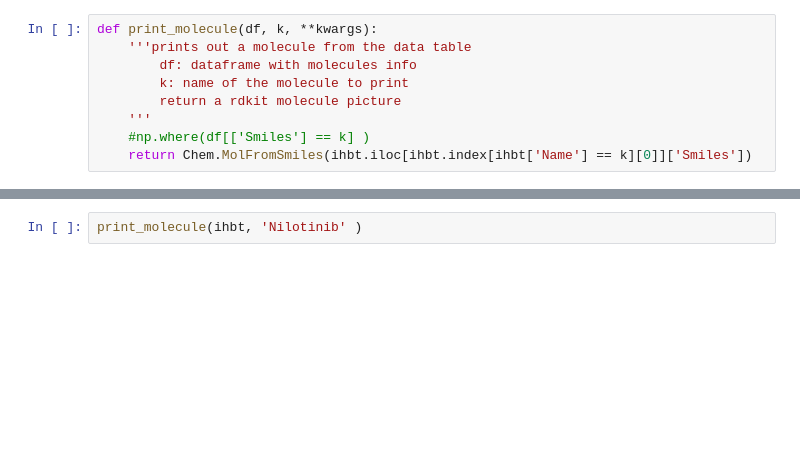
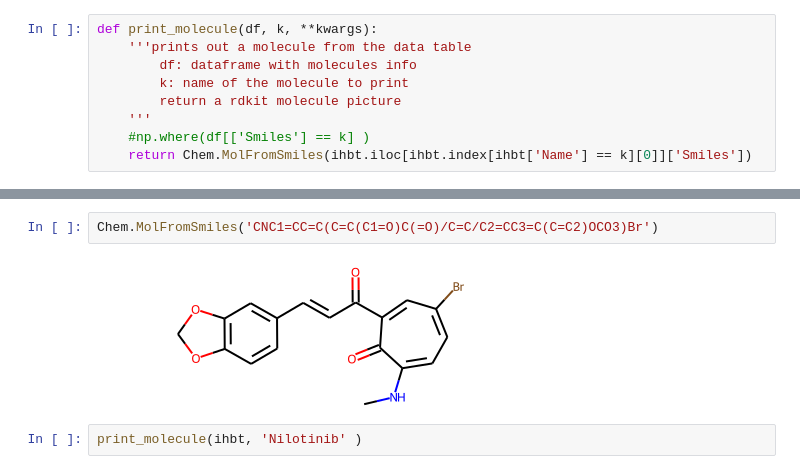
Before and after one commit to susanzhang233/mollykill, a Jupyter notebook: real one.ipynb, the cells around one changed output, grey strips where cells are left out. Saved outputs shown, nothing was run; the diff lists cells and outputs as text; blank space fills up the shorter version.

```diff
--- a/real one.ipynb
+++ b/real one.ipynb
@@ -38,3 +42,7 @@ def print_molecule(df, k, **kwargs):
+# %%
+Chem.MolFromSmiles('CNC1=CC=C(C=C(C1=O)C(=O)/C=C/C2=CC3=C(C=C2)OCO3)Br')
+# %% [output]
+[figure, added]
 # %%
 print_molecule(ihbt, 'Nilotinib' )
 # %% [output]
```
Also changed, not shown: parts of 1 cell of this notebook, 3 other files.
